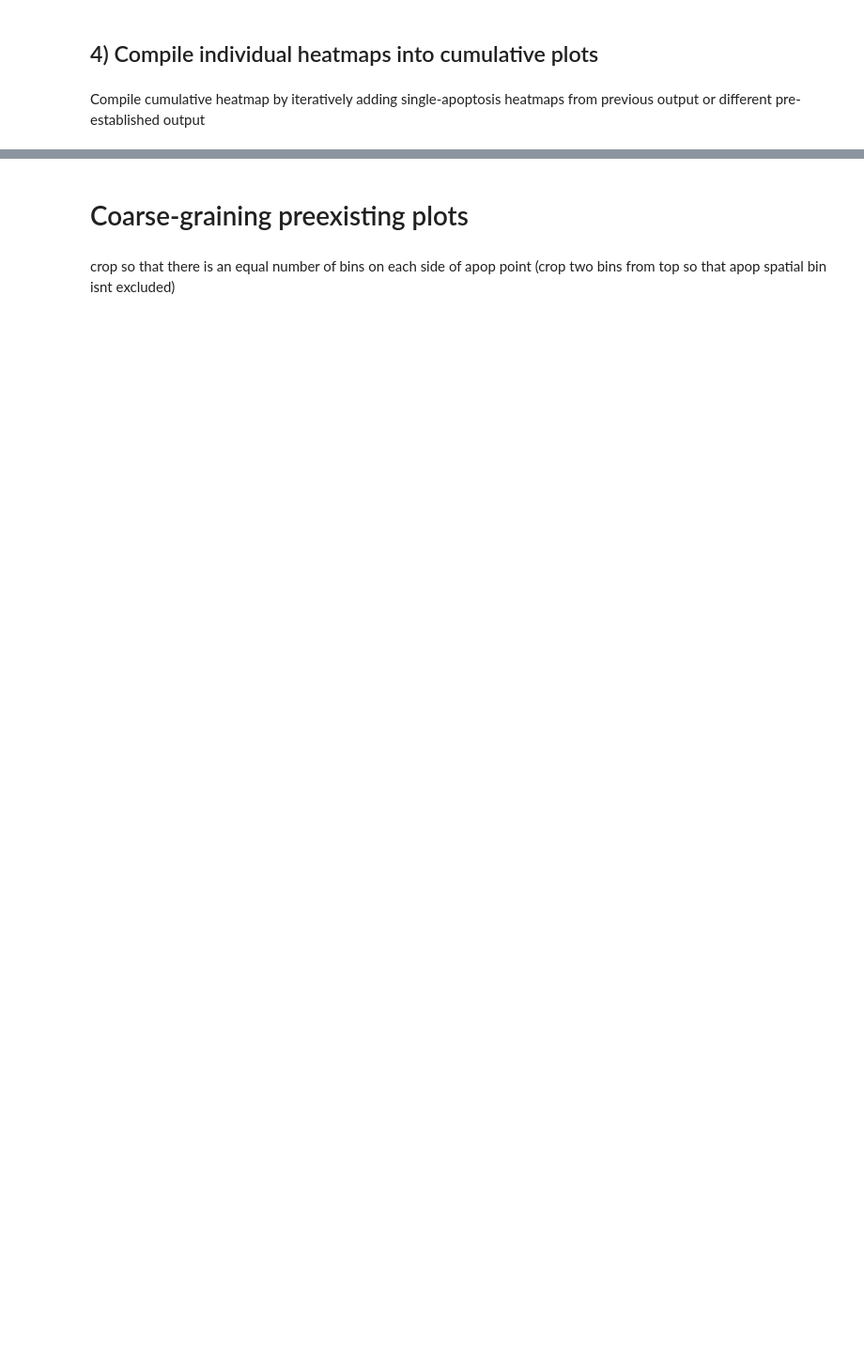
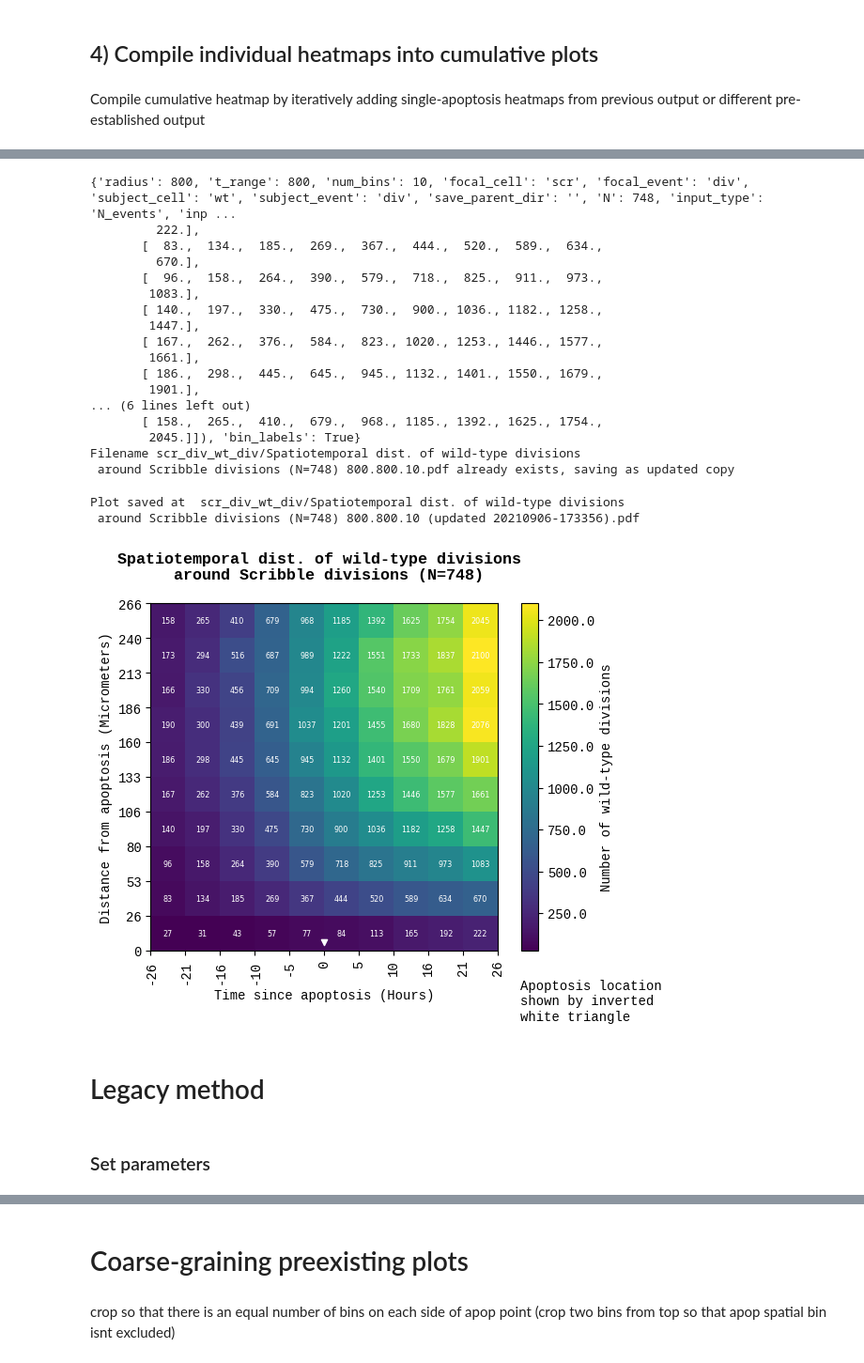
Before and after one commit to nthndy/cell-comp-analysis, a Jupyter notebook: radial_analysis/Plotting_Cumulative_radial_analysis.ipynb, the cells around one changed output, grey strips where cells are left out. Shown at 94% size. Drawn from its saved outputs; the diff is of its cells as text; code cells hidden in the pictures; blank space fills up the shorter version.

Commit message:
changed input method for batch graph generation

```diff
--- a/radial_analysis/Plotting_Cumulative_radial_analysis.ipynb
+++ b/radial_analysis/Plotting_Cumulative_radial_analysis.ipynb
@@ -56,12 +25,12 @@ single_cell_heatmap_location = '/home/nathan/data/kraken/h2b/giulia/radial_analy
 # %% [markdown]
 # Automatically read parameters from input directory
 # %%
-single_cell_heatmap_location = '/home/nathan/data/kraken/h2b/giulia/radial_analysis_output/follow/individual_spatiotemporal_heatmaps/800.800.20/scr_apop_wt_div'
-
+single_cell_heatmap_location = '/home/nathan/data/results/radial_analysis_output/follow/individual_spatiotemporal_heatmaps/800.800.10/scr_div_wt_div'
 analysis_info = single_cell_heatmap_location.split('individual_spatiotemporal_heatmaps/')[1]
 
-radius, t_range, num_bins = list(map(int,analysis_info.split('/')[0].split('.') ))
-
-focal_cell, focal_event , subject_cell, subject_event = analysis_info.split('/')[1].split('_')
-
-save_parent_dir = os.path.join('/home/nathan/data/kraken/h2b/giulia/radial_analysis_output/follow/cumulative_plots/')
+### read params into input dict
+input_dict={}
+input_dict['radius'], input_dict['t_range'], input_dict['num_bins'] = list(map(int,analysis_info.split('/')[0].split('.') ))
+input_dict['focal_cell'], input_dict['focal_event'], input_dict['subject_cell'], input_dict['subject_event'] = analysis_info.split('/')[1].split('_')
+input_dict['save_parent_dir'] = ''#os.path.join('/home/nathan/data/kraken/h2b/giulia/radial_analysis_output/follow/cumulative_plots/scr_div_wt_div')
+input_dict
@@ -205,14 +50,14 @@ fifty_fifty = ['GV0794/Pos4',
 # %%
-N_cells, N_events = np.zeros((num_bins, num_bins)), np.zeros((num_bins, num_bins))
+N_cells, N_events = np.zeros((input_dict['num_bins'], input_dict['num_bins'])), np.zeros((input_dict['num_bins'], input_dict['num_bins']))
 N = 0
 for heatmap_ID in natsorted(os.listdir(single_cell_heatmap_location)):
     ##### filter for experiment type
     expt_ID = (heatmap_ID.split('_'))[0]+'/'+(heatmap_ID.split('_'))[1]
-    if expt_ID in ninety_ten:
+    if expt_ID not in []:# hack to circumvent expt filter # ninety_ten:
         if 'N_cells' in heatmap_ID:
             N_cells += np.load(os.path.join(single_cell_heatmap_location,heatmap_ID))
         if 'N_events' in heatmap_ID:
             N_events += np.load(os.path.join(single_cell_heatmap_location,heatmap_ID))
             N+=1
 P_events = N_events/N_cells
-N
+input_dict['N'] = N
@@ -228,0 +72,34 @@ The number of wt cells counted is equal to =  23460384.0
+# %%
+input_dict['input_type'] = 'N_events'
+input_dict['input_2d_hist'] = N_events
+# input_dict['include_apop_bin'] = True
+input_dict['bin_labels'] = True
+# input_dict['SI'] = True
+print(input_dict)
+render.auto_plot_cumulative(input_dict)
+plt.show()
+# %% [output]
+{'radius': 800, 't_range': 800, 'num_bins': 10, 'focal_cell': 'scr', 'focal_event': 'div', 'subject_cell': 'wt', 'subject_event': 'div', 'save_parent_dir': '', 'N': 748, 'input_type': 'N_events', 'inp ...
+         222.],
+       [  83.,  134.,  185.,  269.,  367.,  444.,  520.,  589.,  634.,
+         670.],
+       [  96.,  158.,  264.,  390.,  579.,  718.,  825.,  911.,  973.,
+        1083.],
+       [ 140.,  197.,  330.,  475.,  730.,  900., 1036., 1182., 1258.,
+        1447.],
+       [ 167.,  262.,  376.,  584.,  823., 1020., 1253., 1446., 1577.,
+        1661.],
+       [ 186.,  298.,  445.,  645.,  945., 1132., 1401., 1550., 1679.,
+        1901.],
+... (6 lines left out)
+       [ 158.,  265.,  410.,  679.,  968., 1185., 1392., 1625., 1754.,
+        2045.]]), 'bin_labels': True}
+Filename scr_div_wt_div/Spatiotemporal dist. of wild-type divisions
+ around Scribble divisions (N=748) 800.800.10.pdf already exists, saving as updated copy
+Plot saved at  scr_div_wt_div/Spatiotemporal dist. of wild-type divisions
+ around Scribble divisions (N=748) 800.800.10 (updated 20210906-173356).pdf
+[figure, added]
+# %% [markdown]
+# Legacy method
+# %% [markdown]
+### Set parameters
```
Also changed, not shown: parts of 23 cells of this notebook, 3 other files.
